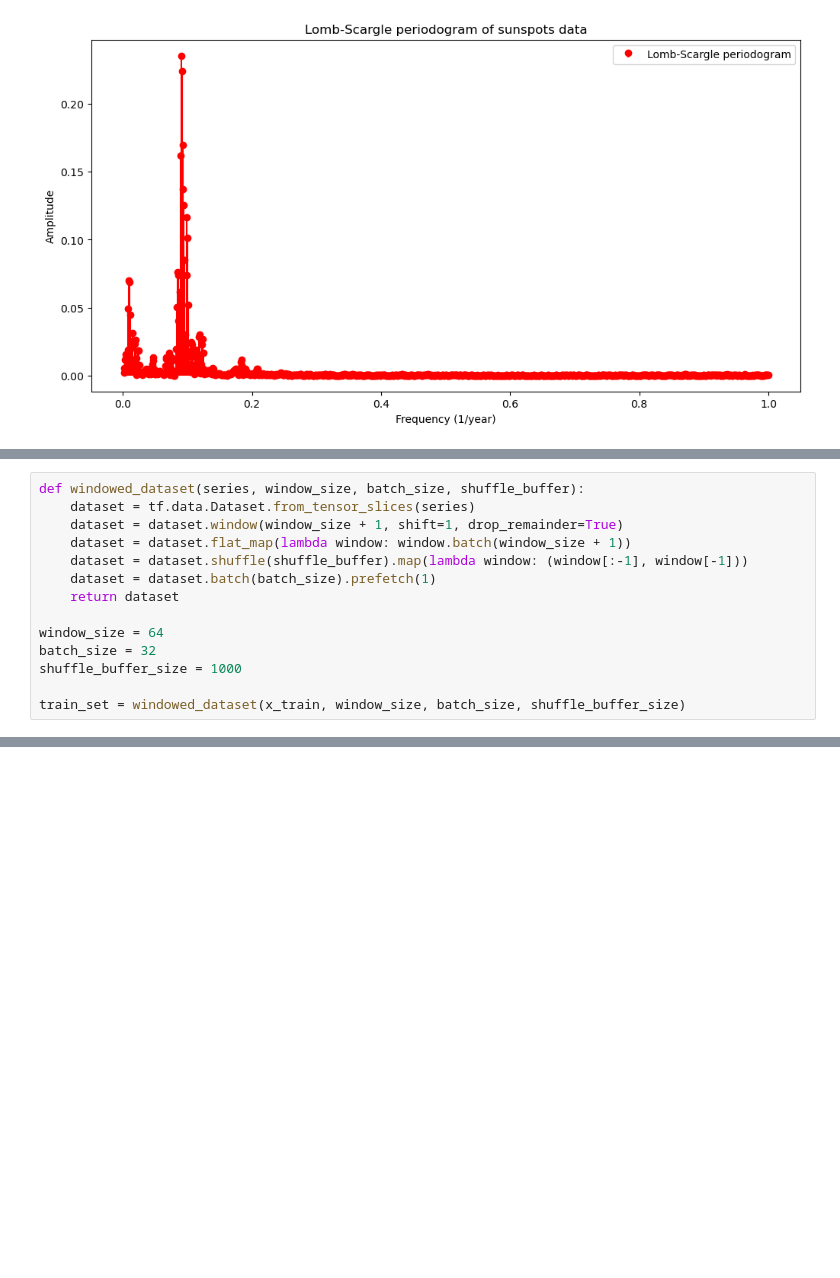
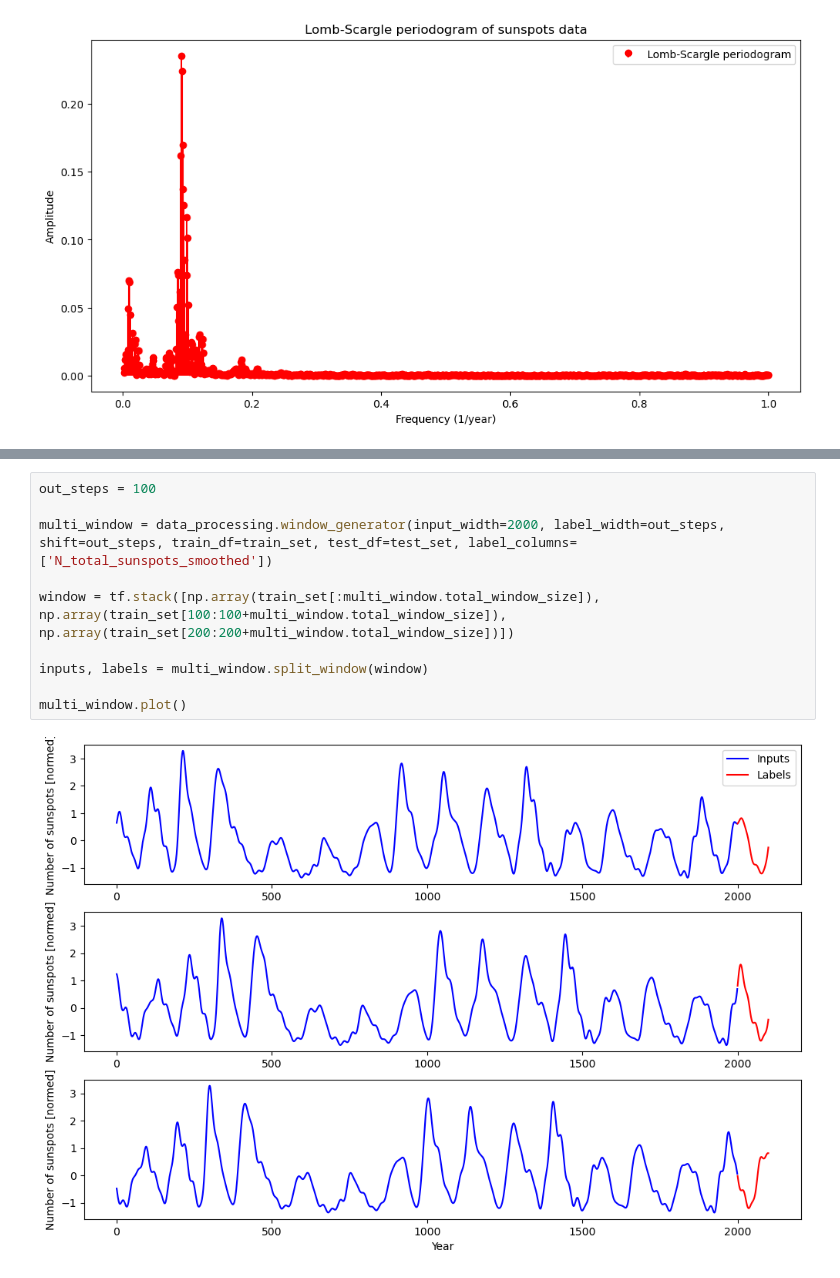
Before and after one commit to lennartvoelz/sunspot_data, a Jupyter notebook: scripts/showcase.ipynb, the cells around one changed output, grey strips where cells are left out. Cells and saved outputs as stored; diff of their text form; blank space fills up the shorter version.

```diff
--- a/scripts/showcase.ipynb
+++ b/scripts/showcase.ipynb
@@ -107,14 +99,0 @@ plt.legend()
-# %%
-def windowed_dataset(series, window_size, batch_size, shuffle_buffer):
-    dataset = tf.data.Dataset.from_tensor_slices(series)
-    dataset = dataset.window(window_size + 1, shift=1, drop_remainder=True)
-    dataset = dataset.flat_map(lambda window: window.batch(window_size + 1))
-    dataset = dataset.shuffle(shuffle_buffer).map(lambda window: (window[:-1], window[-1]))
-    dataset = dataset.batch(batch_size).prefetch(1)
-    return dataset
-
-window_size = 64
-batch_size = 32
-shuffle_buffer_size = 1000
-
-train_set = windowed_dataset(x_train, window_size, batch_size, shuffle_buffer_size)
@@ -205,0 +100,12 @@ plt.legend()
+# %%
+out_steps = 100
+
+multi_window = data_processing.window_generator(input_width=2000, label_width=out_steps, shift=out_steps, train_df=train_set, test_df=test_set, label_columns=['N_total_sunspots_smoothed'])
+
+window = tf.stack([np.array(train_set[:multi_window.total_window_size]), np.array(train_set[100:100+multi_window.total_window_size]), np.array(train_set[200:200+multi_window.total_window_size])])
+
+inputs, labels = multi_window.split_window(window)
+
+multi_window.plot()
+# %% [output]
+[figure, added]
```
Also changed, not shown: parts of 11 cells of this notebook.
